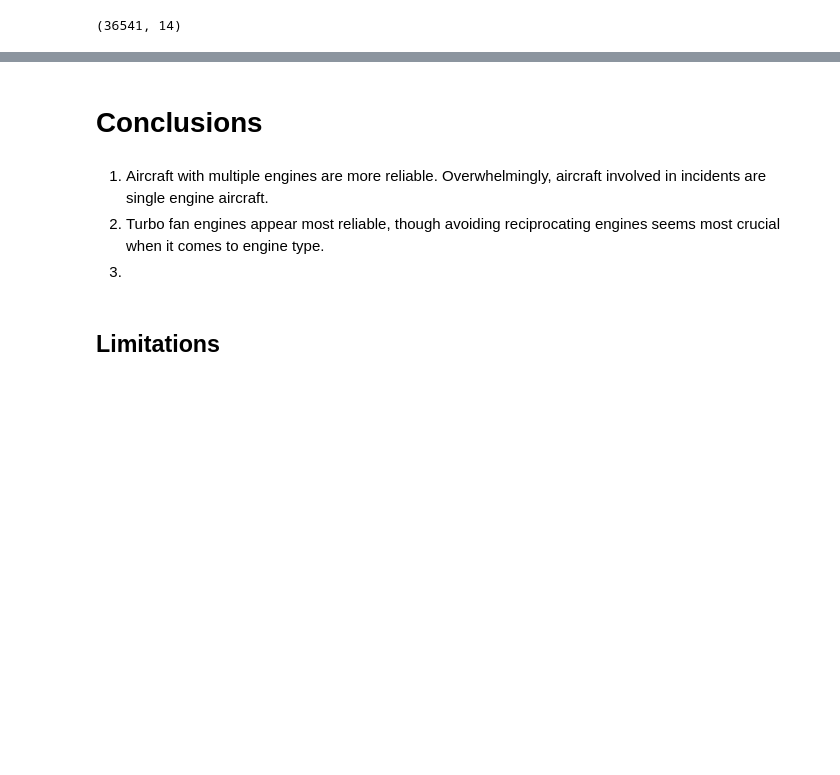
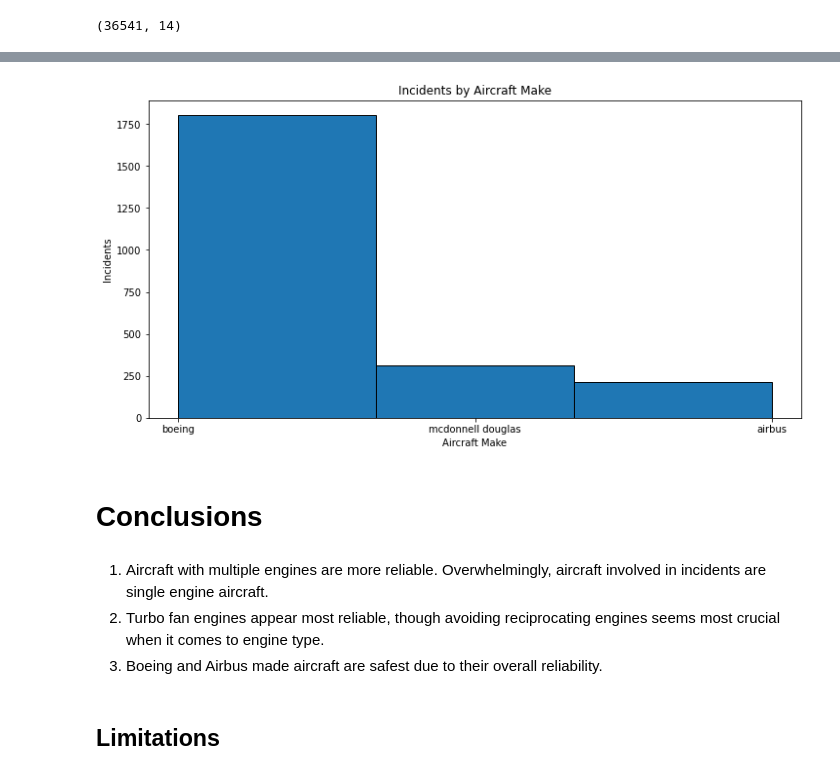
Before and after one commit to sfp13VA/Phase_1_Project, a Jupyter notebook: notebook.ipynb, the cells around one changed output, grey strips where cells are left out. Saved outputs shown, nothing was run; the diff lists cells and outputs as text; code cells hidden in the pictures; blank space fills up the shorter version.

```diff
--- a/notebook.ipynb
+++ b/notebook.ipynb
@@ -489,6 +528,4 @@ safest_aircraft['Aircraft.damage'].value_counts()
 # %%
-safest_aircraft.drop(safest_aircraft[safest_aircraft['Aircraft.damage'] == 'Substantial'].index, inplace=True)
+safest_aircraft.drop(safest_aircraft[safest_aircraft['Aircraft.damage'].isin(['Substantial', 'Destroyed'])].index, inplace=True)
-# %%
-safest_aircraft.drop(safest_aircraft[safest_aircraft['Aircraft.damage'] == 'Destroyed'].index, inplace=True)
 # %%
 safest_aircraft.info()
@@ -497,5 +550,5 @@ safest_aircraft[safest_aircraft['Make']== 'Airbus']
 # %%
-top_5_makes = safest_aircraft['Make'].value_counts().nlargest(5).index
+top_5_makes = safest_aircraft['Make'].value_counts().nlargest(3).index
 # %%
 safest_aircraft = safest_aircraft[safest_aircraft['Make'].isin(top_5_makes)]
 print (safest_aircraft)
@@ -506,16 +602,18 @@ safest_aircraft.head()
 # %%
 fig, ax = plt.subplots(figsize=(12, 6))
-plt.hist(safest_aircraft['Make'], bins=5, edgecolor='black')
+plt.hist(safest_aircraft['Make'], bins=3, edgecolor='black')
 ax.set_xlabel("Aircraft Make")
 ax.set_ylabel("Incidents")
 ax.set_title("Incidents by Aircraft Make")
 plt.show()
+# %% [output]
+[figure, added]
 # %% [markdown]
 # Conclusions
 # %% [markdown]
 1) Aircraft with multiple engines are more reliable.  Overwhelmingly, aircraft involved in incidents are single engine aircraft.
 2) Turbo fan engines appear most reliable, though avoiding reciprocating engines seems most crucial when it comes to engine type.
-3)
+3) Boeing and Airbus made aircraft are safest due to their overall reliability.
 # %% [markdown]
 ## Limitations
 # %% [markdown]
```
Also changed, not shown: parts of 31 cells of this notebook.
